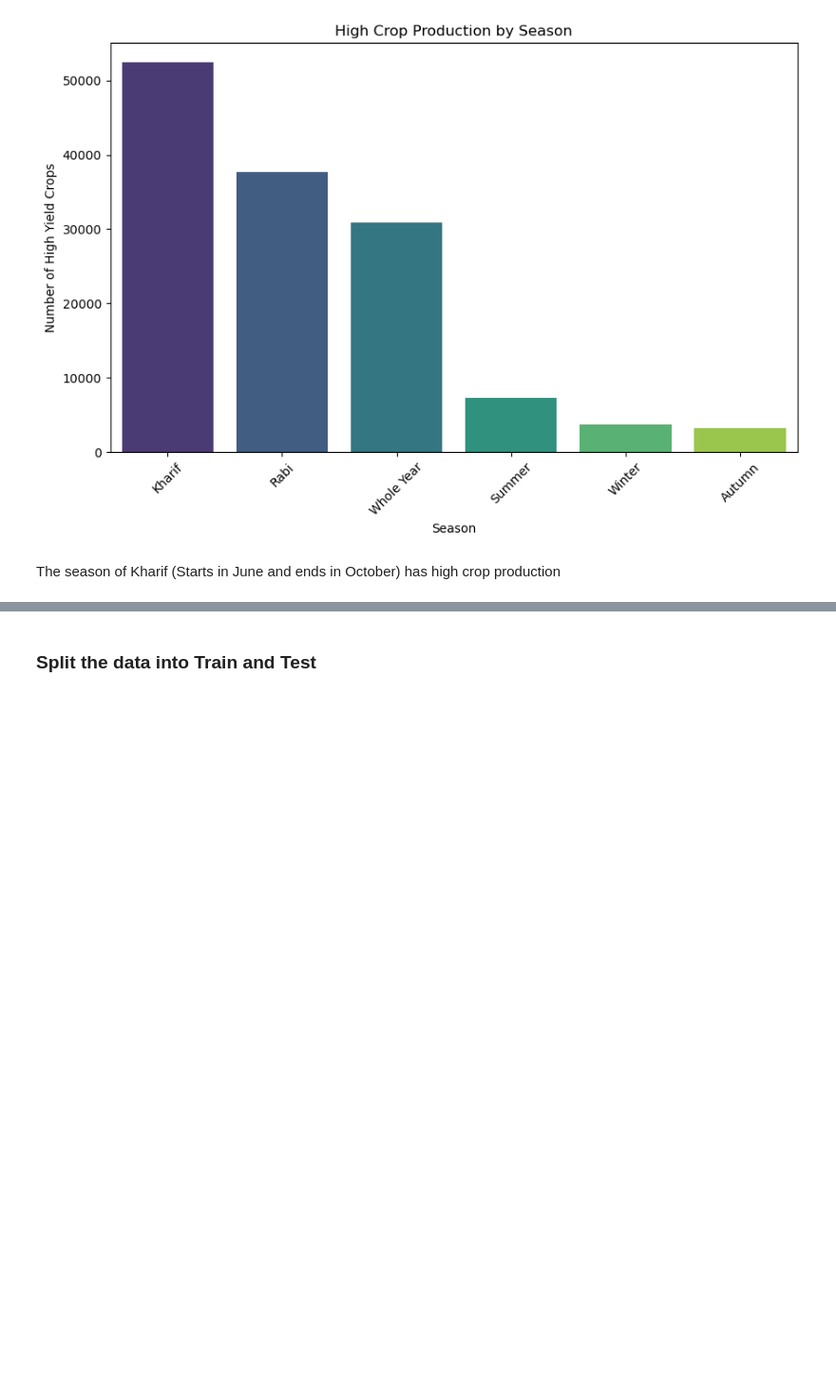
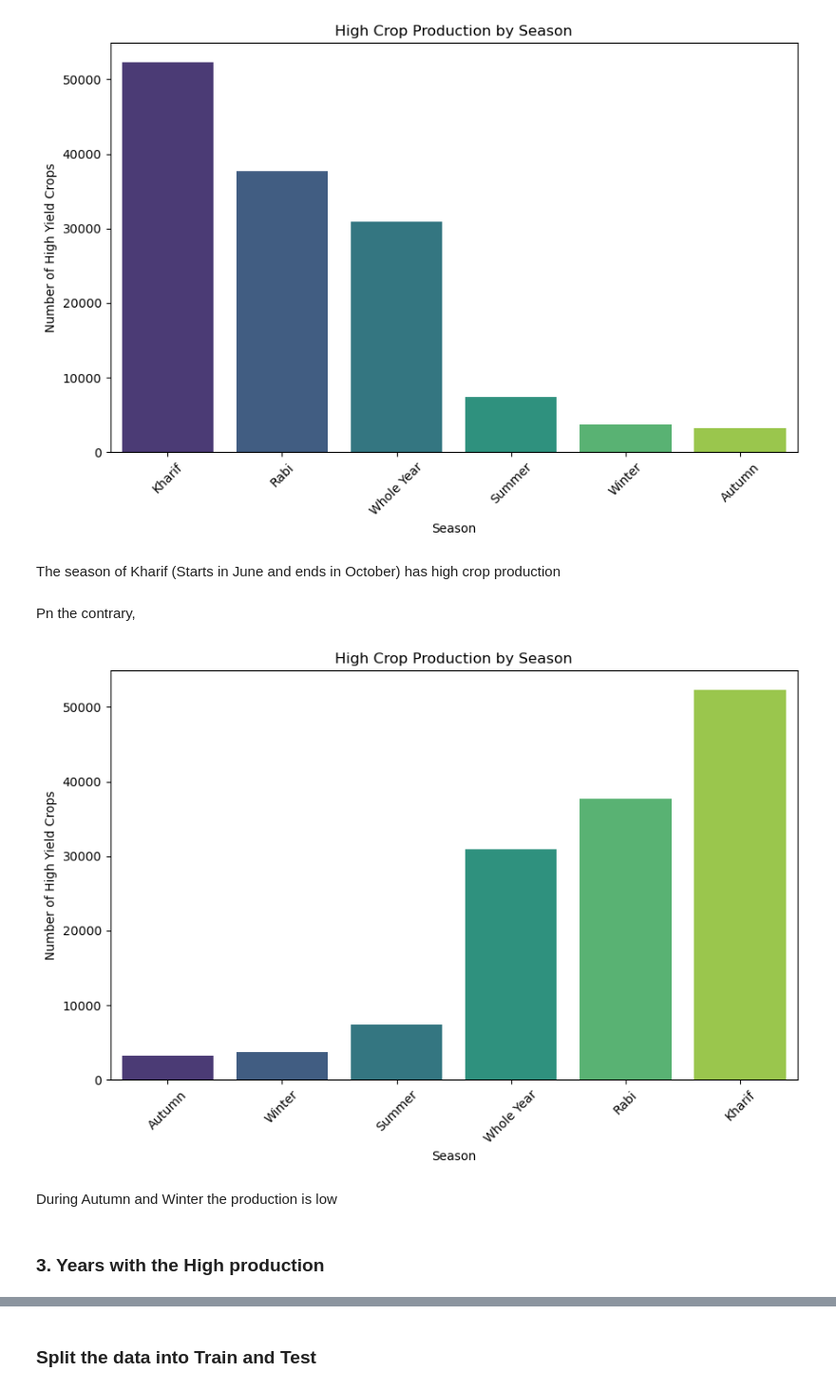
Before and after one commit to Austin-Murunga/Phase-3-Project-, a Jupyter notebook: index.ipynb, the cells around one changed output, grey strips where cells are left out. Shown at 95% size. Saved outputs shown, nothing was run; the diff lists cells and outputs as text; code cells hidden in the pictures; blank space fills up the shorter version.

```diff
--- a/index.ipynb
+++ b/index.ipynb
@@ -461,3 +466,26 @@ plt.show()
 [figure]
 # %% [markdown]
 The season of Kharif (Starts in June and ends in October) has high crop production
+# %% [markdown]
+Pn the contrary,
+# %%
+# filtering the dataset to only include 'HIGH' yield production
+high_yield_data = data_eda[data_eda['Yield_Production'] == 'HIGH']
+
+# Group by 'Season' and count the occurrences
+seasonal_high_yield = high_yield_data['Season'].value_counts(ascending=True)
+
+# Plotting the results
+plt.figure(figsize=(10, 6))
+sns.barplot(x=seasonal_high_yield.index, y=seasonal_high_yield.values, palette='viridis')
+plt.title('High Crop Production by Season')
+plt.xlabel('Season')
+plt.ylabel('Number of High Yield Crops')
+plt.xticks(rotation=45)
+plt.show()
+# %% [output]
+[figure, added]
+# %% [markdown]
+During Autumn and Winter the production is low
+# %% [markdown]
+### 3. Years with the High production
```
Also changed, not shown: parts of 13 cells of this notebook.
